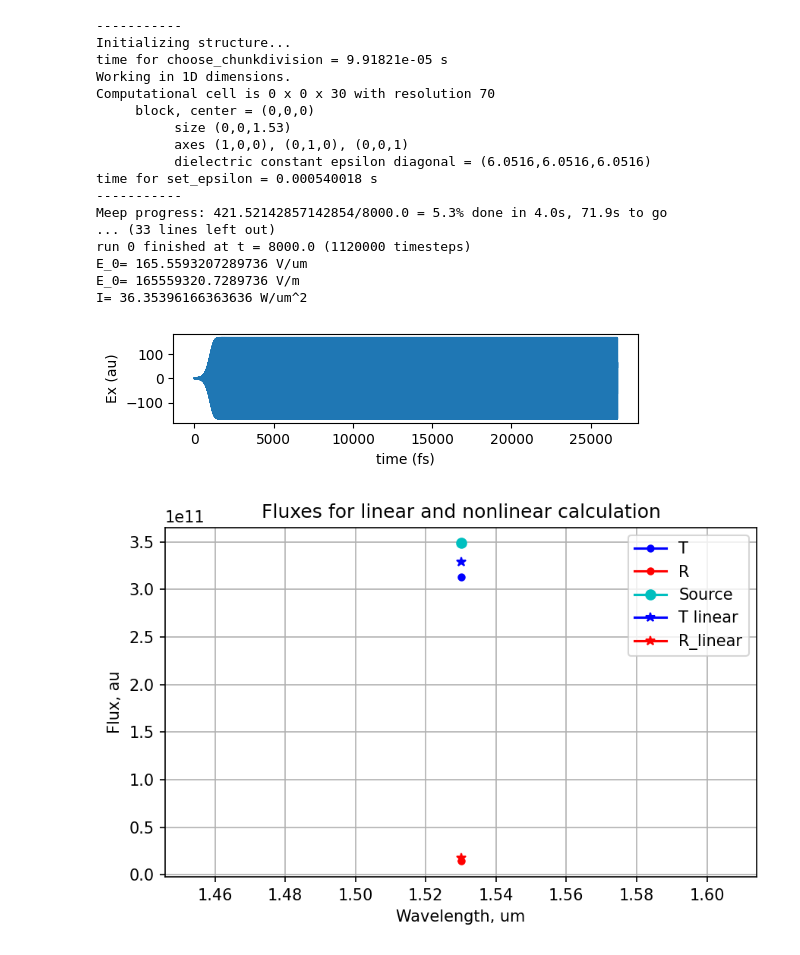
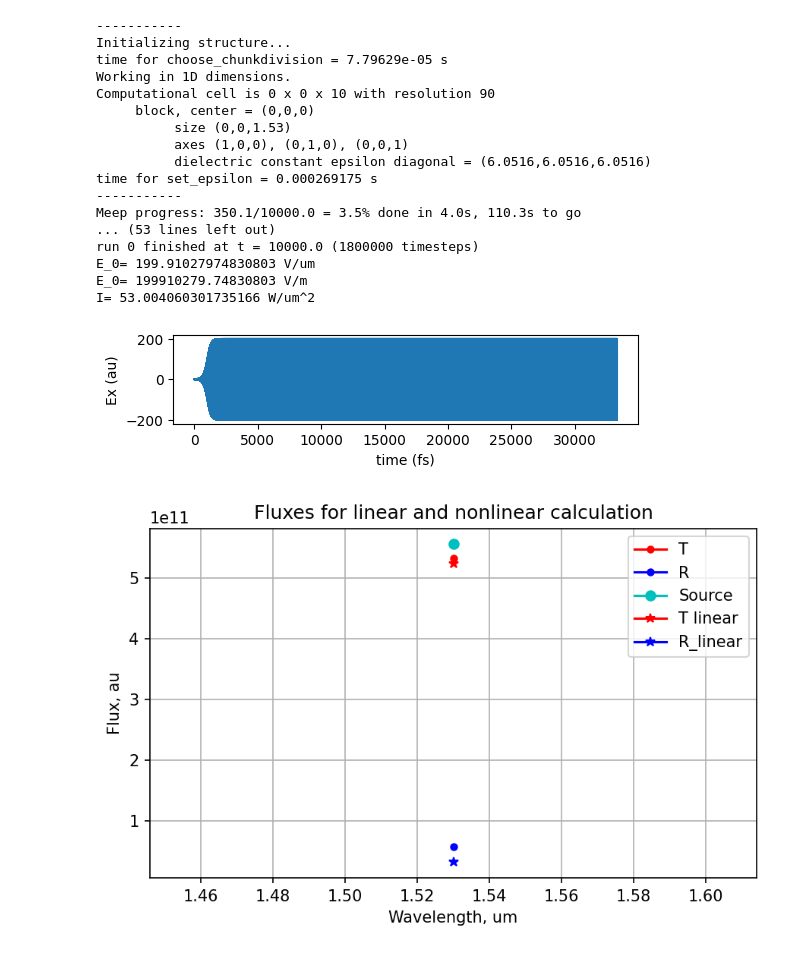
Before and after one commit to Nikolaos-MAtthaiakakis/share, a Jupyter notebook: ATR_nl_CW.ipynb, the cells around one changed output. Drawn from its saved outputs; the diff is of its cells as text; code cells hidden in the pictures.

```diff
--- a/ATR_nl_CW.ipynb
+++ b/ATR_nl_CW.ipynb
@@ -12,13 +12,13 @@ import meep as mp
 import numpy as np
 import matplotlib.pyplot as plt
 
-sz = 30          # size of cell in z direction
+sz = 10          # size of cell in z direction
 amp = 0.5*10**3*1.5417      # amplitude of source
 dpml = 2        # PML thickness
-k = 4.1e-06        # Kerr susceptibility
+k = 4.1e-6        # Kerr susceptibility
 n=2.46         # index
-time_set=8000         # simulation run time
-resolution = 70
+time_set=10000         # simulation run time
+resolution = 90
 
 #----Continuous Source
 frq_cs=1/1.53          # meep frequency
@@ -223,44 +223,44 @@ print("I=",np.amax(np.abs(tm_val_x))**2/(2*120*np.pi),"W/um^2")
 # %% [output]
 -----------
 Initializing structure...
-time for choose_chunkdivision = 9.91821e-05 s
+time for choose_chunkdivision = 7.79629e-05 s
 Working in 1D dimensions.
-Computational cell is 0 x 0 x 30 with resolution 70
+Computational cell is 0 x 0 x 10 with resolution 90
      block, center = (0,0,0)
           size (0,0,1.53)
           axes (1,0,0), (0,1,0), (0,0,1)
           dielectric constant epsilon diagonal = (6.0516,6.0516,6.0516)
-time for set_epsilon = 0.000540018 s
+time for set_epsilon = 0.000269175 s
 -----------
-Meep progress: 421.52142857142854/8000.0 = 5.3% done in 4.0s, 71.9s to go
-... (33 lines left out)
-run 0 finished at t = 8000.0 (1120000 timesteps)
-E_0= 165.5593207289736 V/um
-E_0= 165559320.7289736 V/m
-I= 36.35396166363636 W/um^2
+Meep progress: 350.1/10000.0 = 3.5% done in 4.0s, 110.3s to go
+... (53 lines left out)
+run 0 finished at t = 10000.0 (1800000 timesteps)
+E_0= 199.91027974830803 V/um
+E_0= 199910279.74830803 V/m
+I= 53.004060301735166 W/um^2
-[figure, old version]
+[figure, new version]
 # %%
 #         plot fluxes
 freqs = mp.get_flux_freqs(trans)
 plt_range=1/np.asarray(freqs)
 box_x1_trans = mp.get_fluxes(trans)
 flux=np.asarray(box_x1_trans)
 box_x1_refl = mp.get_fluxes(refl)
 flux_refl=np.asarray(box_x1_refl)
 plt.figure(dpi=150)
-plt.plot(plt_range_ref,flux,'bo-',label='T',markersize=4)
-plt.plot(plt_range_ref,-flux_refl+flux_ref,'ro-',label='R',markersize=4)
+plt.plot(plt_range_ref,flux,'ro-',label='T',markersize=4)
+plt.plot(plt_range_ref,-flux_refl+flux_ref,'bo-',label='R',markersize=4)
 plt.plot(plt_range_ref,flux_ref,'co-',label='Source')
-plt.plot(plt_range_ref,flux_lin,'b*-',label='T linear')
-plt.plot(plt_range_ref,-flux_refl_lin+flux_ref,'r*-',label='R_linear')
+plt.plot(plt_range_ref,flux_lin,'r*-',label='T linear')
+plt.plot(plt_range_ref,-flux_refl_lin+flux_ref,'b*-',label='R_linear')
 plt.grid(True,which="both",ls="-")
 plt.xlabel('Wavelength, um')
 plt.ylabel('Flux, au')
 plt.legend(loc='upper right')
 plt.title('Fluxes for linear and nonlinear calculation')
 plt.tight_layout()
 # %% [output]
-[figure, old version]
+[figure, new version]
 # %%
 #         plot ATR
 plt.figure(dpi=150)
```
Also changed, not shown: parts of 3 cells of this notebook.
